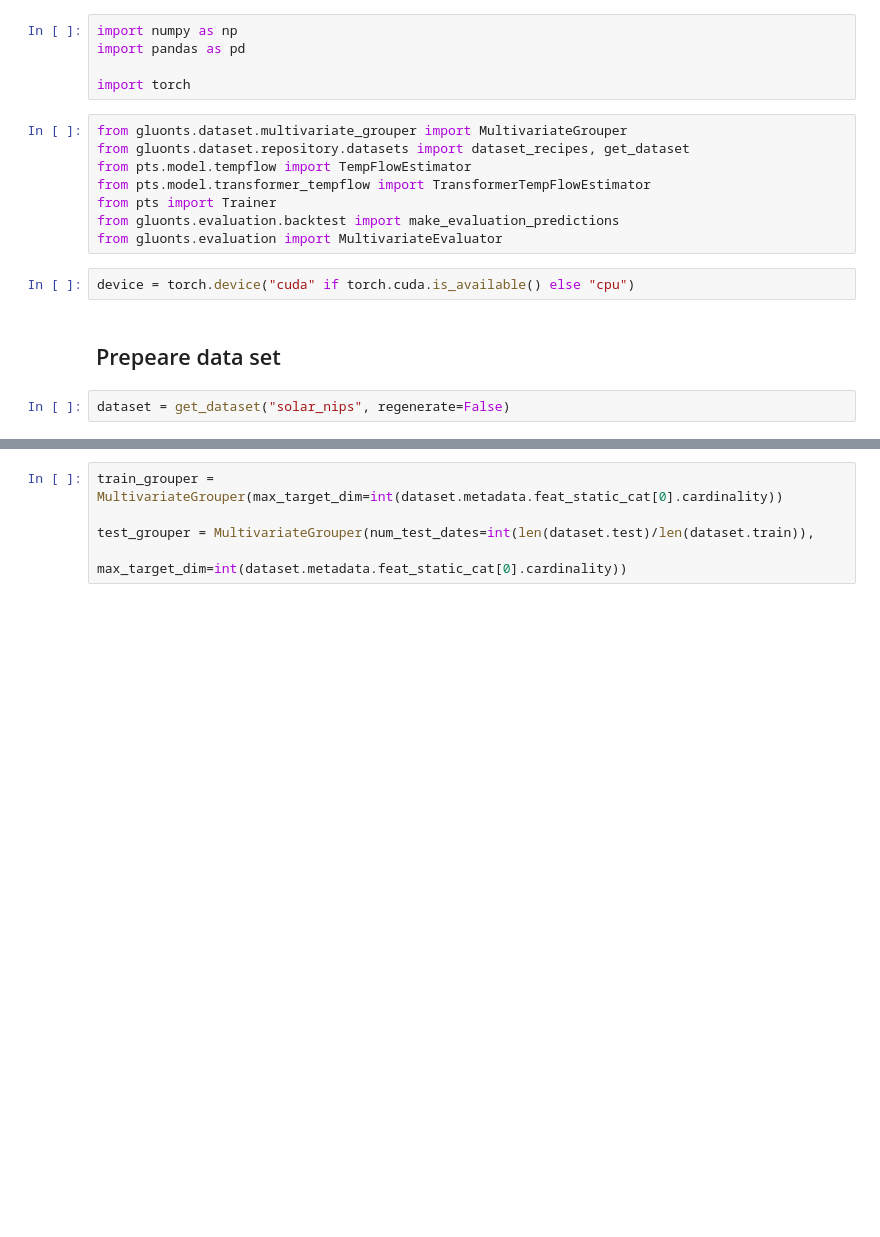
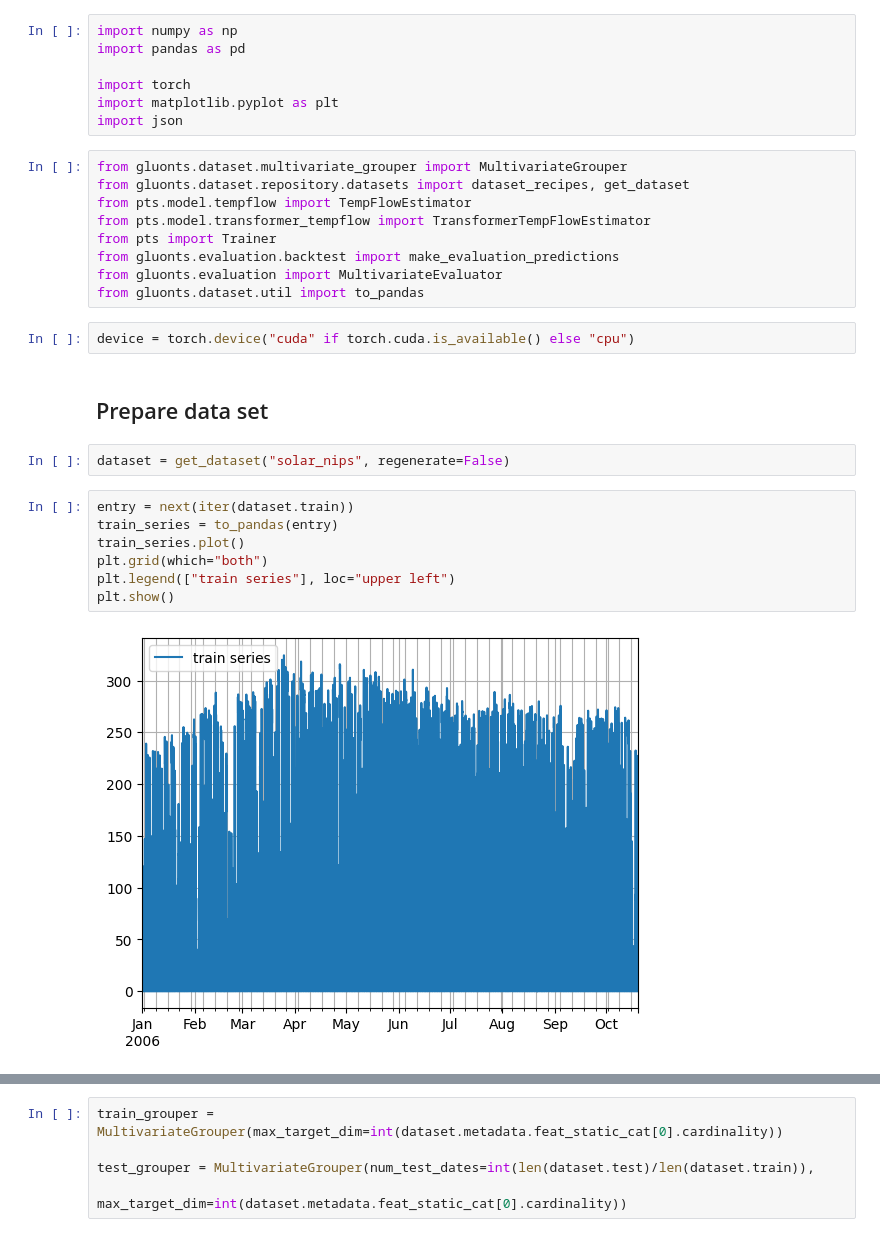
Before and after one commit to MinkyuRamen/2023KDS-HACKATHON, a Jupyter notebook: multivariate_flow/pytorch-ts-master/examples/Multivariate-Flow-Solar.ipynb, the cells around one changed output, grey strips where cells are left out. Cells and saved outputs as stored; diff of their text form; blank space fills up the shorter version.

```diff
--- a/multivariate_flow/pytorch-ts-master/examples/Multivariate-Flow-Solar.ipynb
+++ b/multivariate_flow/pytorch-ts-master/examples/Multivariate-Flow-Solar.ipynb
@@ -3,6 +3,8 @@ import numpy as np
 import pandas as pd
 
 import torch
+import matplotlib.pyplot as plt
+import json
 # %%
 from gluonts.dataset.multivariate_grouper import MultivariateGrouper
 from gluonts.dataset.repository.datasets import dataset_recipes, get_dataset
@@ -11,9 +13,19 @@ from pts.model.transformer_tempflow import TransformerTempFlowEstimator
 from pts import Trainer
 from gluonts.evaluation.backtest import make_evaluation_predictions
 from gluonts.evaluation import MultivariateEvaluator
+from gluonts.dataset.util import to_pandas
 # %%
 device = torch.device("cuda" if torch.cuda.is_available() else "cpu")
 # %% [markdown]
-## Prepeare data set
+## Prepare data set
 # %%
 dataset = get_dataset("solar_nips", regenerate=False)
+# %%
+entry = next(iter(dataset.train))
+train_series = to_pandas(entry)
+train_series.plot()
+plt.grid(which="both")
+plt.legend(["train series"], loc="upper left")
+plt.show()
+# %% [output]
+[figure, added]
```
Also changed, not shown: parts of 8 cells of this notebook, 1 other file.
